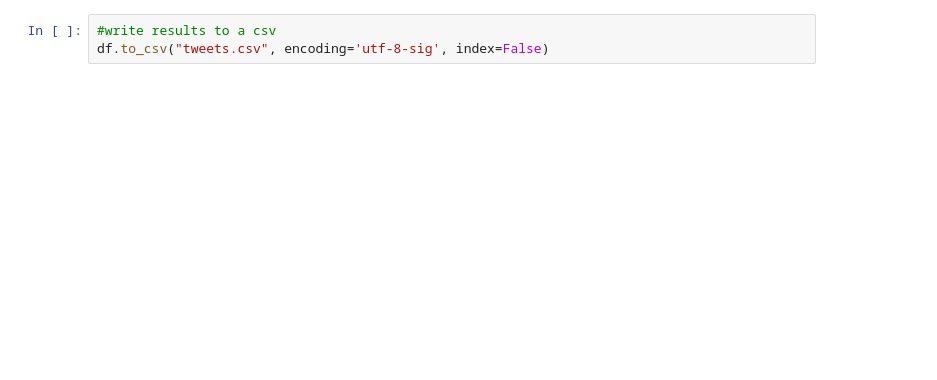
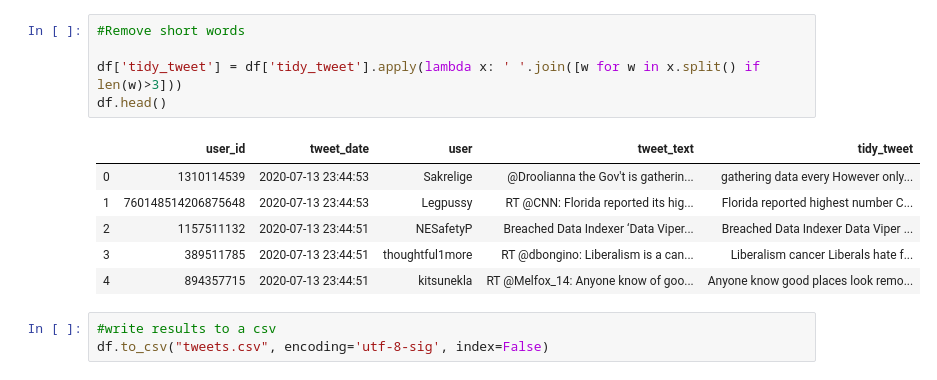
Before and after one commit to wendy-meyer/final_project, a Jupyter notebook: twitter_API.ipynb, the cells around one changed output. Drawn from its saved outputs; the diff is of its cells as text; blank space fills up the shorter version.

```diff
--- a/twitter_API.ipynb
+++ b/twitter_API.ipynb
@@ -52,3 +98,15 @@ df.head()
+# %%
+#Remove short words
+
+df['tidy_tweet'] = df['tidy_tweet'].apply(lambda x: ' '.join([w for w in x.split() if len(w)>3]))
+df.head()
+# %% [output]
+|  | user_id | tweet_date | user | tweet_text | tidy_tweet |
+| 0 | 1310114539 | 2020-07-13 23:44:53 | Sakrelige | @Droolianna the Gov't is gatherin... | gathering data every However only... |
+| 1 | 760148514206875648 | 2020-07-13 23:44:53 | Legpussy | RT @CNN: Florida reported its hig... | Florida reported highest number C... |
+| 2 | 1157511132 | 2020-07-13 23:44:51 | NESafetyP | Breached Data Indexer ‘Data Viper... | Breached Data Indexer Data Viper ... |
+| 3 | 389511785 | 2020-07-13 23:44:51 | thoughtful1more | RT @dbongino: Liberalism is a can... | Liberalism cancer Liberals hate f... |
+| 4 | 894357715 | 2020-07-13 23:44:51 | kitsunekla | RT @Melfox_14: Anyone know of goo... | Anyone know good places look remo... |
 # %%
 #write results to a csv
 df.to_csv("tweets.csv", encoding='utf-8-sig', index=False)
```
Also changed, not shown: parts of 6 cells of this notebook, 2 other files.
